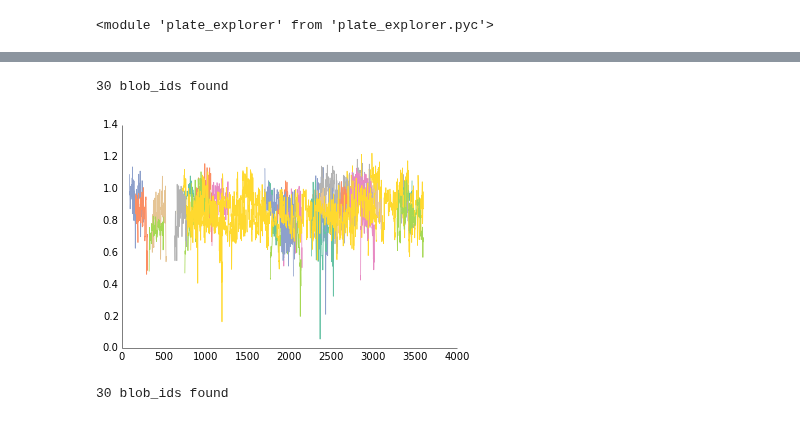
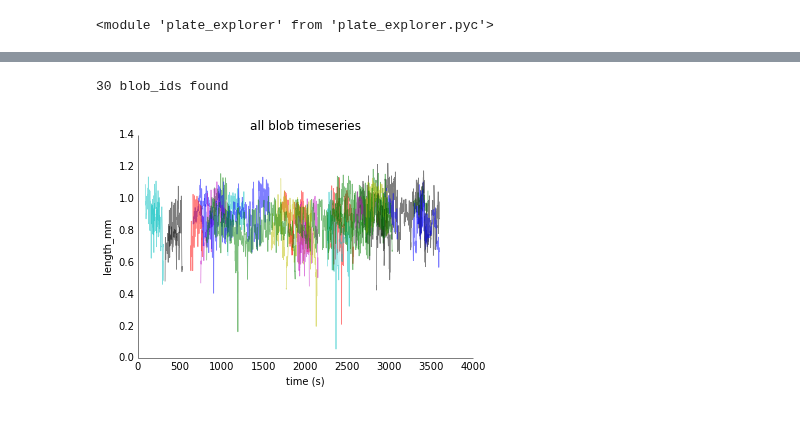
Before and after one commit to amarallab/waldo, a Jupyter notebook: code/plates/explorer_notebook.ipynb, the cells around one changed output, grey strips where cells are left out. Drawn from its saved outputs; the diff is of its cells as text; code cells hidden in the pictures.

```diff
--- a/code/plates/explorer_notebook.ipynb
+++ b/code/plates/explorer_notebook.ipynb
@@ -11,0 +135,31 @@ reload(pe)
+# %%
+def exist_plot(fig, ax, times, first=0, last=3600):
+
+    N_time = int(last - first)
+    N_blobs = len(times)
+    starts = [min(t) for t in times]
+    ends = [max(t) for t in times]
+    is_there = np.zeros((N_blobs, N_time))
+    for i, (start, end) in enumerate(zip(starts, ends)):
+        is_there[i][int(start):int(end)] = 1
+
+    ppl.pcolormesh(fig, ax, is_there)
+    ax.set_ylabel('track')
+    ax.set_xlabel('time (s)')
+
+
+sort_index = 'start'
+id_col, data_cols, sort_cols = sort_zipdata(zipdata, sort_index=sort_index, sort_labels=sort_labels)
+times, data = data_cols
+fig, ax = plt.subplots()
+exist_plot(fig, ax, times)
+ax.set_title('{eid} (sorted by {i})'.format(eid=ex_id, i=sort_index))
+plt.show()
+
+sort_index = 'dur'
+id_col, data_cols, sort_cols = sort_zipdata(zipdata2, sort_index=sort_index, sort_labels=sort_labels2)
+times, data = data_cols
+fig, ax = plt.subplots()
+exist_plot(fig, ax, times)
+ax.set_title('{eid} (sorted by {i})'.format(eid=ex_id, i=sort_index))
+plt.show()
@@ -12,23 +169,11 @@ reload(pe)
 # %%
-ex_id = '20130318_131111'
-dataset = 'N2_aging'
-data_type = 'length_mm'
-#data_type = 'curve_w'
+fig, ax = plt.subplots()
 for blob, times, data in pe.iter_through_worms(ex_id, data_type):
-    ppl.plot(times, data)
+    ppl.plot(times, data, alpha=0.5)
+ax.set_title('all blob timeseries')
+ax.set_xlabel('time (s)')
+ax.set_ylabel(data_type)
 plt.show()
 # %% [output]
 30 blob_ids found
-[figure, old version]
+[figure, new version]
-# %%
-ids, times, datum = zip(*[i for i in pe.iter_through_worms(ex_id, data_type)])
-starts, ends, dur, mids = [], [], [], []
-for t in list(times):
-    starts.append(t[0])
-    ends.append(t[-1])
-    dur.append(t[-1] - t[0])
-    mids.append((t[-1] + t[0])/2.0)
-
-zipdata = zip(datum, starts, ends, dur)
-# %% [output]
-30 blob_ids found
```
Also changed, not shown: parts of 11 cells of this notebook, 1 other file.
